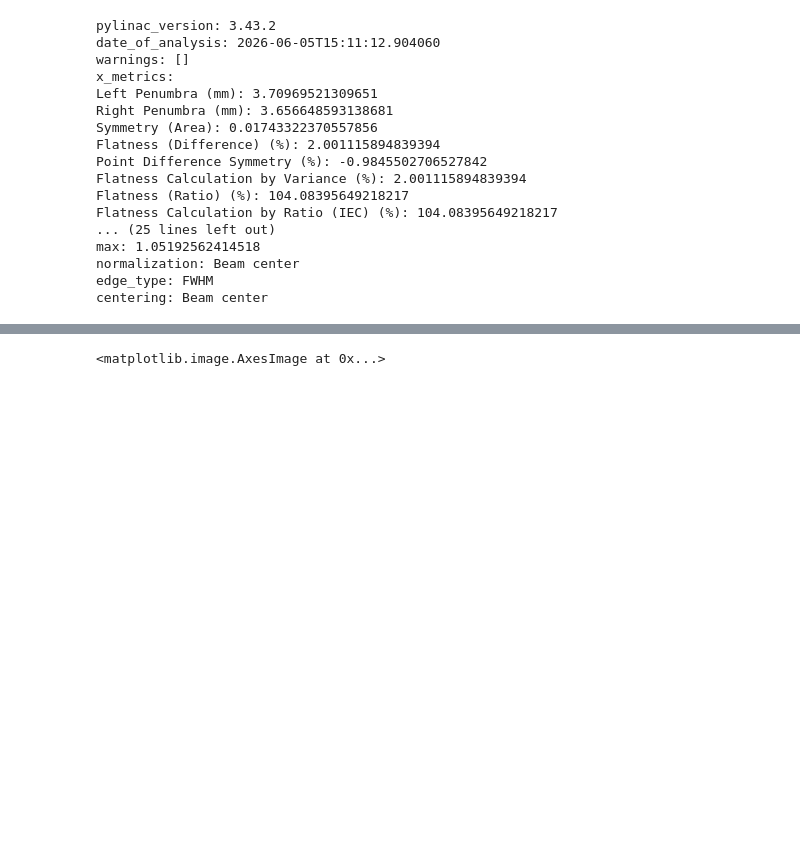
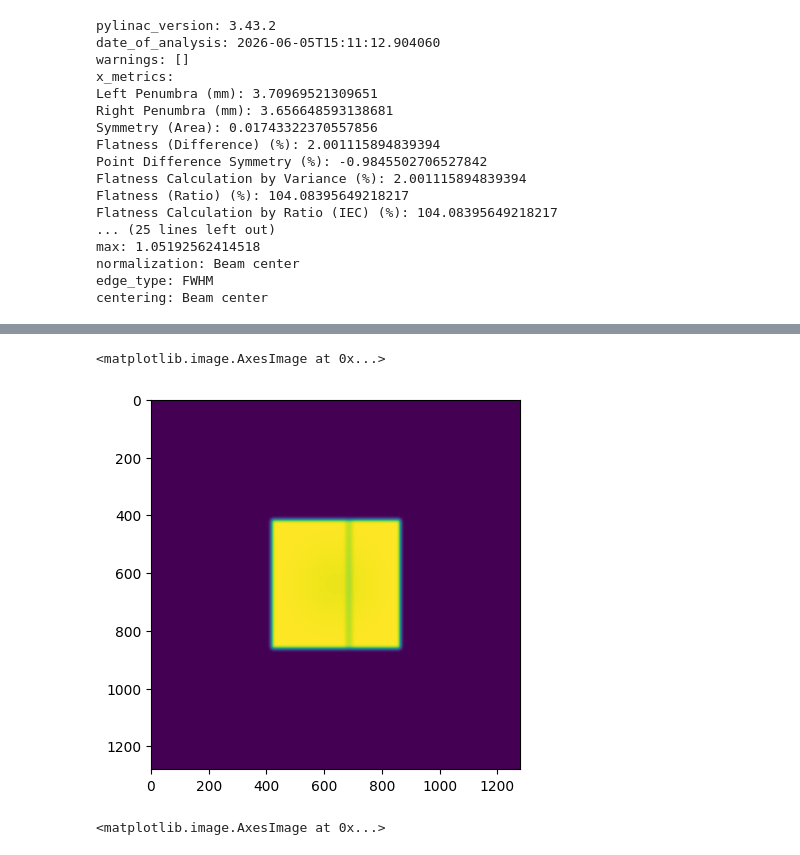
Before and after one commit to crcrewso/FauxPID, a Jupyter notebook: create_image.ipynb, the cells around one changed output, grey strips where cells are left out. Saved outputs shown, nothing was run; the diff lists cells and outputs as text; code cells hidden in the pictures; blank space fills up the shorter version.

```diff
--- a/create_image.ipynb
+++ b/create_image.ipynb
@@ -64,3 +65,23 @@ plt.imshow(as1200.image)
+# %%
+as1200 = AS1200Image()
+as1200.add_layer(layers.FilteredFieldLayer(
+    field_size_mm=(100, 100)
+))
+subtractimage = AS1200Image()
+subtractimage.add_layer(layers.PerfectFieldLayer(
+    field_size_mm=(100, 5),
+    cax_offset_mm=(0, 10)
+    #alpha=0.5
+))
+as1200.image = as1200.image - 0.1 * subtractimage.image
+
+as1200.add_layer(layers.GaussianFilterLayer())
+
+as1200.generate_dicom(file_out_name="artifact_test.dcm", gantry_angle=0)
+plt.imshow(as1200.image)
+# %% [output]
+<matplotlib.image.AxesImage at 0x...>
+[figure, added]
 # %%
 perfect_open_field_layers = [
     layers.PerfectFieldLayer(
```
Also changed, not shown: parts of 1 cell of this notebook, 4 other files.
